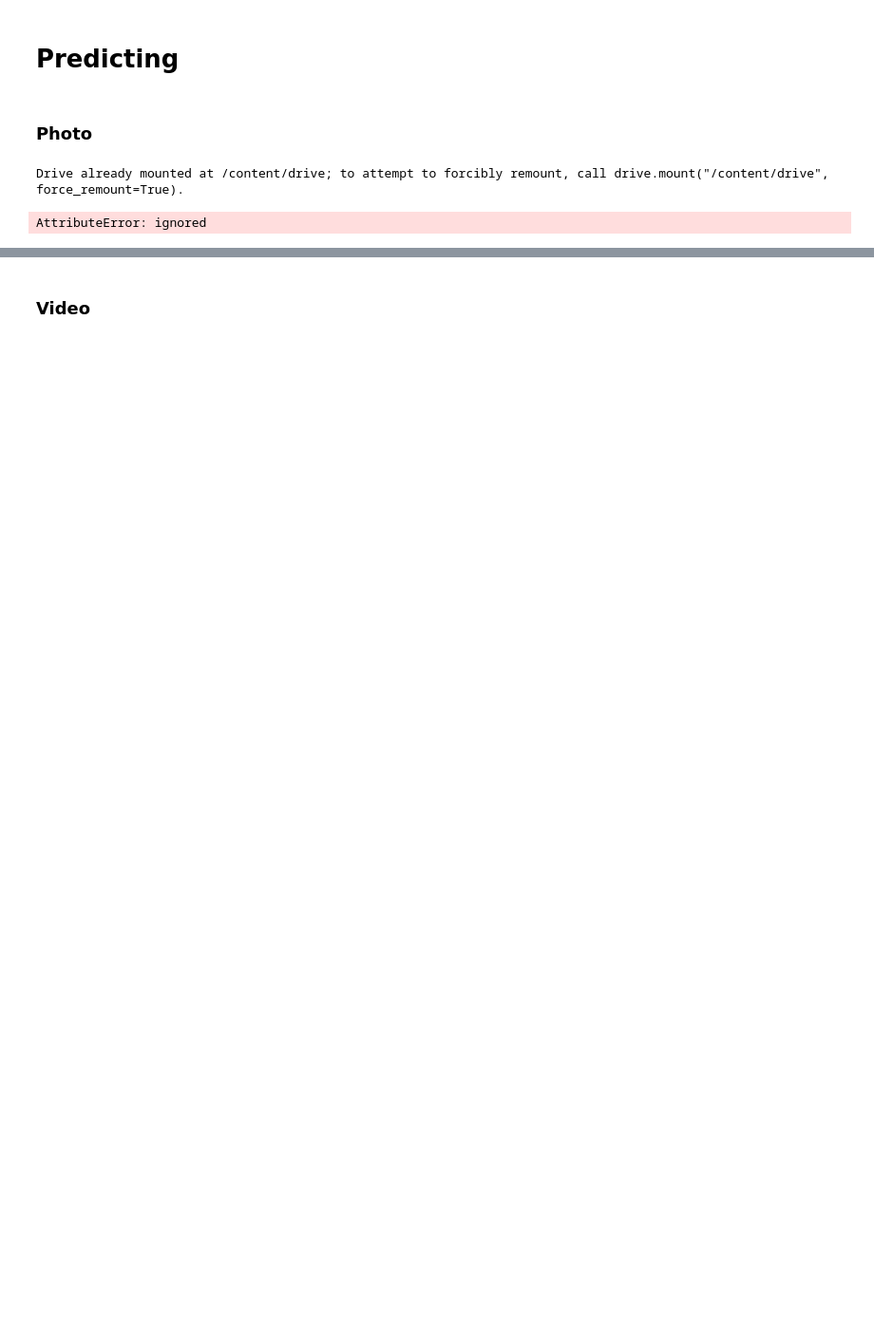
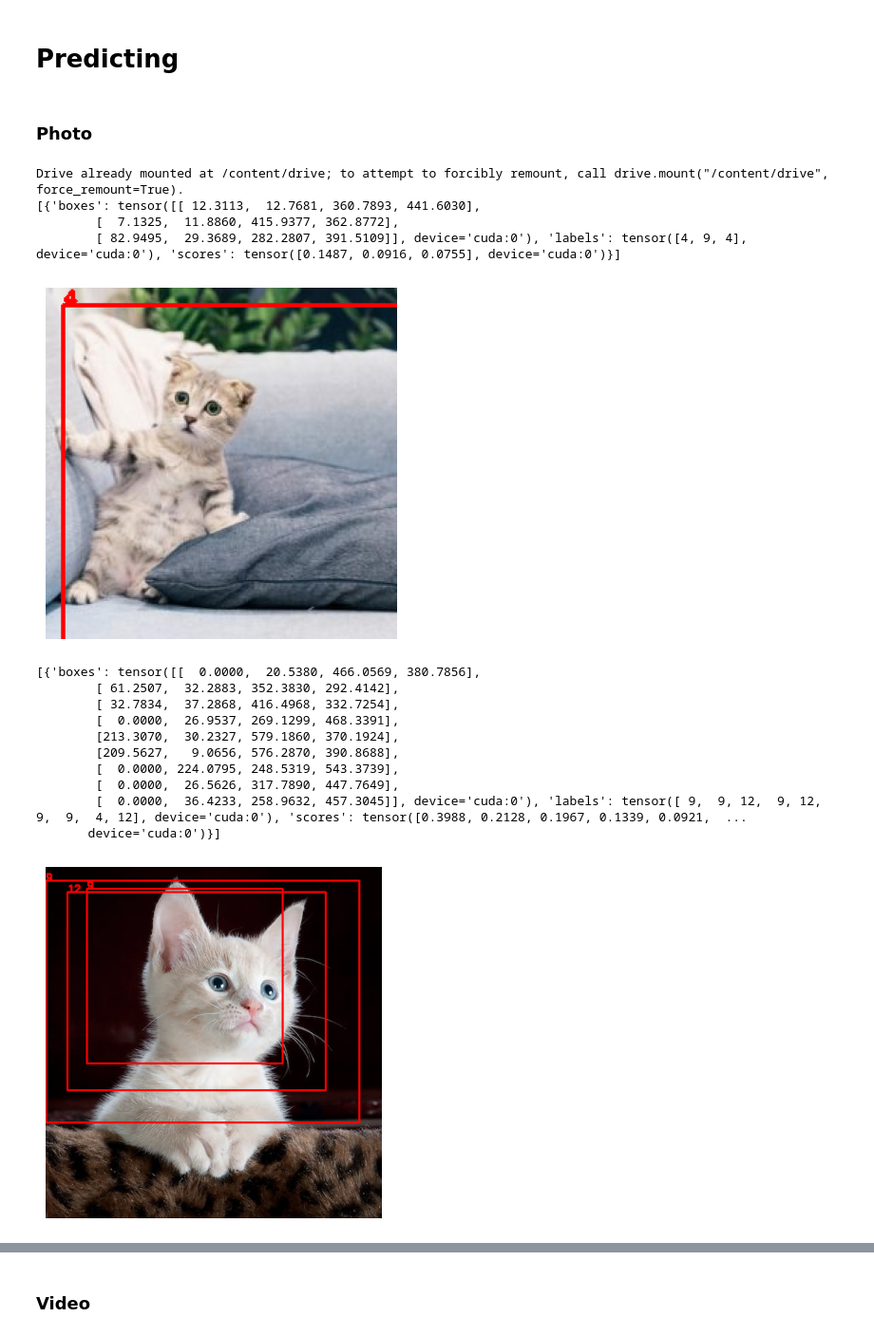
Before and after one commit to M1kE01/FasterRCNN-for-video-data, a Jupyter notebook: VideoObjectRecognition.ipynb, the cells around one changed output, grey strips where cells are left out. Shown at 95% size. Saved outputs shown, nothing was run; the diff lists cells and outputs as text; code cells hidden in the pictures; blank space fills up the shorter version.

Commit message:
Modified printing

```diff
--- a/VideoObjectRecognition.ipynb
+++ b/VideoObjectRecognition.ipynb
@@ -363,7 +383,7 @@ drive.mount('/content/drive')
 
 
 class Trainer:
-    def __init__(self, model, train_loader, test_loader, lr=0.005, momentum=0.9, weight_decay=0.0005, num_epochs=5):
+    def __init__(self, model, train_loader, test_loader, lr=0.005, momentum=0.9, weight_decay=0.0005, num_epochs=1):
         self.device = torch.device('cuda') if torch.cuda.is_available() else torch.device('cpu')
         self.model = model.to(self.device)
         self.train_loader = train_loader
@@ -411,9 +431,9 @@ class Trainer:
         print(f"Model saved at {path}")
 
 # Usage
-trainer = Trainer(model, train_loader, test_loader, num_epochs=5)
-trainer.train()
+trainer = Trainer(model, train_loader, test_loader, num_epochs=1)
+#trainer.train()
 trainer.predict()
-SAVE_PATH = '/content/drive/MyDrive/model_weights_with_bultin_anchor.pth'
-trainer.save_model(SAVE_PATH)
+SAVE_PATH = '/content/drive/MyDrive/model_weights_with_resnet50.pth'
+#trainer.save_model(SAVE_PATH)
 # %% [output]
@@ -443,7 +456,7 @@ import matplotlib.pyplot as plt
 import cv2
 import torch
 
-def predict_image(image_path, model, transform, threshold=0.5):
+def predict_image(image_path, model, transform, threshold=0.14):
     # Read and preprocess the image
     image = cv2.cvtColor(cv2.imread(image_path), cv2.COLOR_BGR2RGB)
     image_tensor = transform(image).unsqueeze(0).to(trainer.device)  # Add batch dimension and send to device
@@ -452,35 +465,53 @@ def predict_image(image_path, model, transform, threshold=0.5):
     model.eval()
     with torch.no_grad():
         prediction = model(image_tensor)
+    print(prediction)
 
     # Visualize predictions
     image_with_boxes = image.copy()
     for box, label, score in zip(prediction[0]['boxes'], prediction[0]['labels'], prediction[0]['scores']):
         if score > threshold:
-            cv2.rectangle(image_with_boxes, (box[0], box[1]), (box[2], box[3]), (255,0,0), 2)
-            cv2.putText(image_with_boxes, str(label.item()), (box[0], box[1]), cv2.FONT_HERSHEY_SIMPLEX, 0.5, (255,0,0), 2)
+            # Convert tensor box coordinates to integer values
+            x1, y1, x2, y2 = map(int, box)
+            cv2.rectangle(image_with_boxes, (x1, y1), (x2, y2), (255,0,0), 2)
+            cv2.putText(image_with_boxes, str(label.item()), (x1, y1), cv2.FONT_HERSHEY_SIMPLEX, 0.5, (255,0,0), 2)
 
     plt.imshow(image_with_boxes)
     plt.axis('off')
     plt.show()
 
 
 
 from google.colab import drive
 drive.mount('/content/drive')
-model_path = '/content/drive/MyDrive/model_weights.pth'
+model_path = '/content/drive/MyDrive/model_weights_with_resnet50.pth'
 model.load_state_dict(torch.load(model_path))
 model.to(torch.device('cuda'))
-model.eval()  # Ensure the model is in evaluation model
+model.eval()  # Ensure the model is in evaluation mode
+
 # Usage:
 image_path = 'cat_1.jpg'
 predict_image(image_path, trainer.model, transform)
 image_path = 'cat_2.jpeg'
 predict_image(image_path, trainer.model, transform)
 image_path = 'dog.jpg'
 predict_image(image_path, trainer.model, transform)
 image_path = 'dog_6.jpg'
 predict_image(image_path, trainer.model, transform)
 # %% [output]
 Drive already mounted at /content/drive; to attempt to forcibly remount, call drive.mount("/content/drive", force_remount=True).
+[{'boxes': tensor([[ 12.3113,  12.7681, 360.7893, 441.6030],
+        [  7.1325,  11.8860, 415.9377, 362.8772],
+        [ 82.9495,  29.3689, 282.2807, 391.5109]], device='cuda:0'), 'labels': tensor([4, 9, 4], device='cuda:0'), 'scores': tensor([0.1487, 0.0916, 0.0755], device='cuda:0')}]
+[figure, added]
-AttributeError: ignored
+[{'boxes': tensor([[  0.0000,  20.5380, 466.0569, 380.7856],
+        [ 61.2507,  32.2883, 352.3830, 292.4142],
+        [ 32.7834,  37.2868, 416.4968, 332.7254],
+        [  0.0000,  26.9537, 269.1299, 468.3391],
+        [213.3070,  30.2327, 579.1860, 370.1924],
+        [209.5627,   9.0656, 576.2870, 390.8688],
+        [  0.0000, 224.0795, 248.5319, 543.3739],
+        [  0.0000,  26.5626, 317.7890, 447.7649],
+        [  0.0000,  36.4233, 258.9632, 457.3045]], device='cuda:0'), 'labels': tensor([ 9,  9, 12,  9, 12,  9,  9,  4, 12], device='cuda:0'), 'scores': tensor([0.3988, 0.2128, 0.1967, 0.1339, 0.0921,  ...
+       device='cuda:0')}]
+[figure, added]
```
Also changed, not shown: parts of 6 cells of this notebook.
